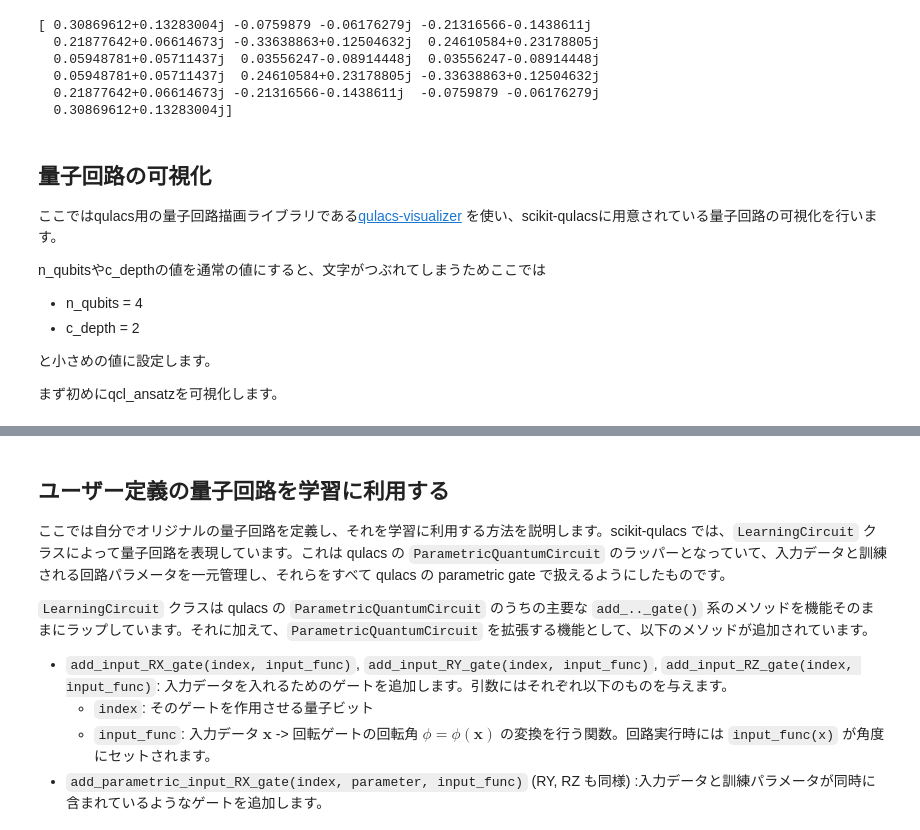
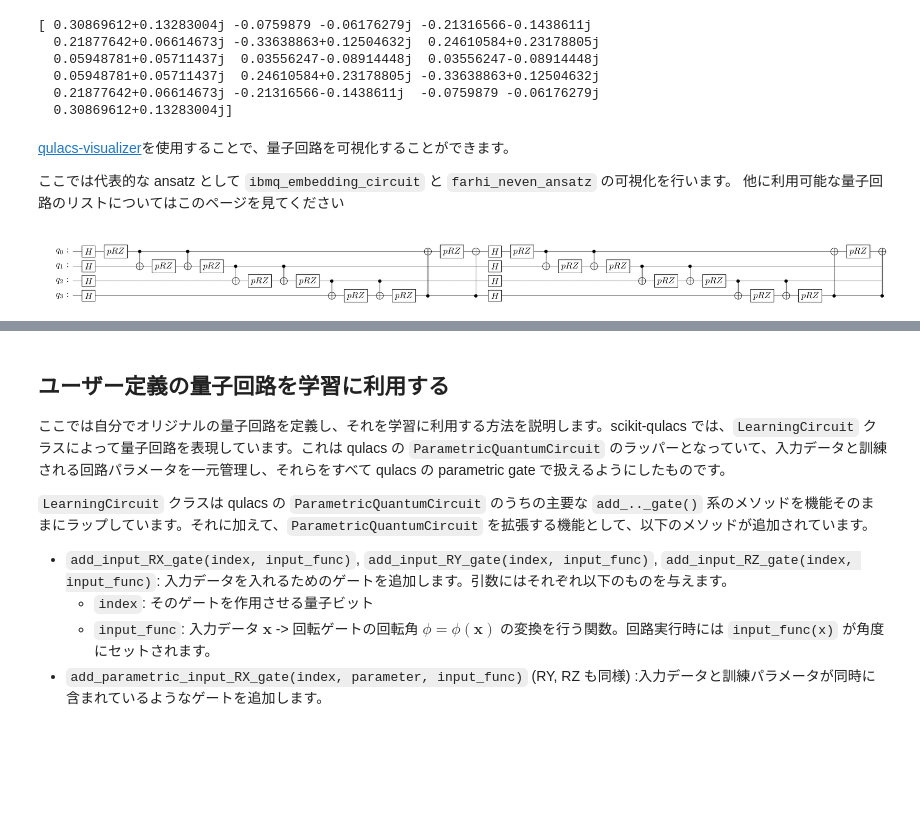
Before and after one commit to Qulacs-Osaka/scikit-qulacs, a Jupyter notebook: doc/source/notebooks/0_tutorial.ipynb, the cells around one changed output, grey strips where cells are left out. Drawn from its saved outputs; the diff is of its cells as text; code cells hidden in the pictures; blank space fills up the shorter version.

```diff
--- a/doc/source/notebooks/0_tutorial.ipynb
+++ b/doc/source/notebooks/0_tutorial.ipynb
@@ -260,16 +258,17 @@ print(state.get_vector())
   0.21877642+0.06614673j -0.21316566-0.1438611j  -0.0759879 -0.06176279j
   0.30869612+0.13283004j]
 # %% [markdown]
-## 量子回路の可視化
+[qulacs-visualizer](https://github.com/Qulacs-Osaka/qulacs-visualizer)を使用することで、量子回路を可視化することができます。
 
-ここではqulacs用の量子回路描画ライブラリである[qulacs-visualizer](https://github.com/Qulacs-Osaka/qulacs-visualizer)
-を使い、scikit-qulacsに用意されている量子回路の可視化を行います。
-
-n_qubitsやc_depthの値を通常の値にすると、文字がつぶれてしまうためここでは
-- n_qubits = 4
-- c_depth = 2
-
-と小さめの値に設定します。
-
-まず初めにqcl_ansatzを可視化します。
+ここでは代表的な ansatz として `ibmq_embedding_circuit` と `farhi_neven_ansatz` の可視化を行います。
+他に利用可能な量子回路のリストについてはこのページを見てください
+# %%
+from qulacsvis import circuit_drawer
+from skqulacs.circuit.pre_defined import create_ibm_embedding_circuit
+
+n_qubit = 4
+circuit = create_ibm_embedding_circuit(n_qubit)
+circuit_drawer(circuit._circuit,"latex")
+# %% [output]
+[figure, added]
 # %%
```
Also changed, not shown: parts of 3 cells of this notebook, 3 other files.
